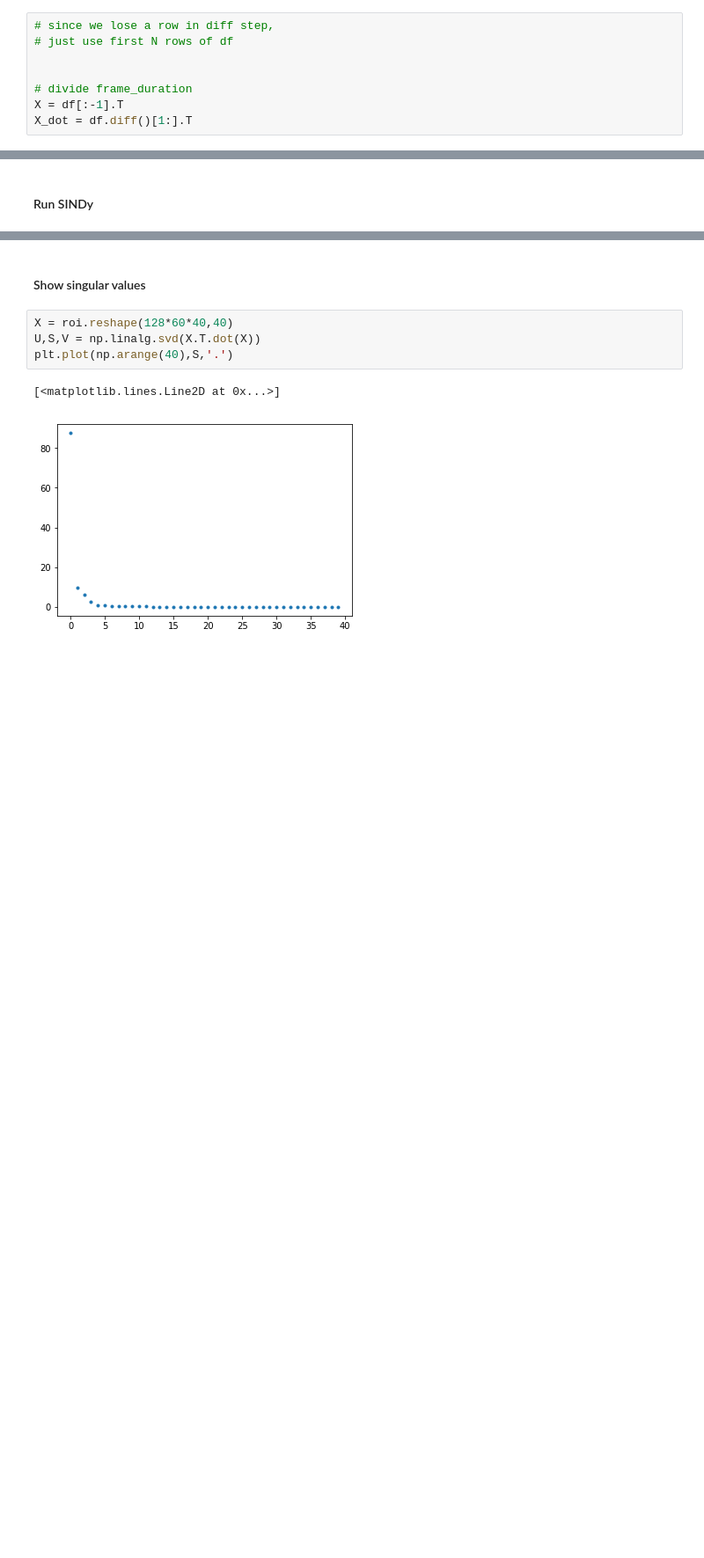
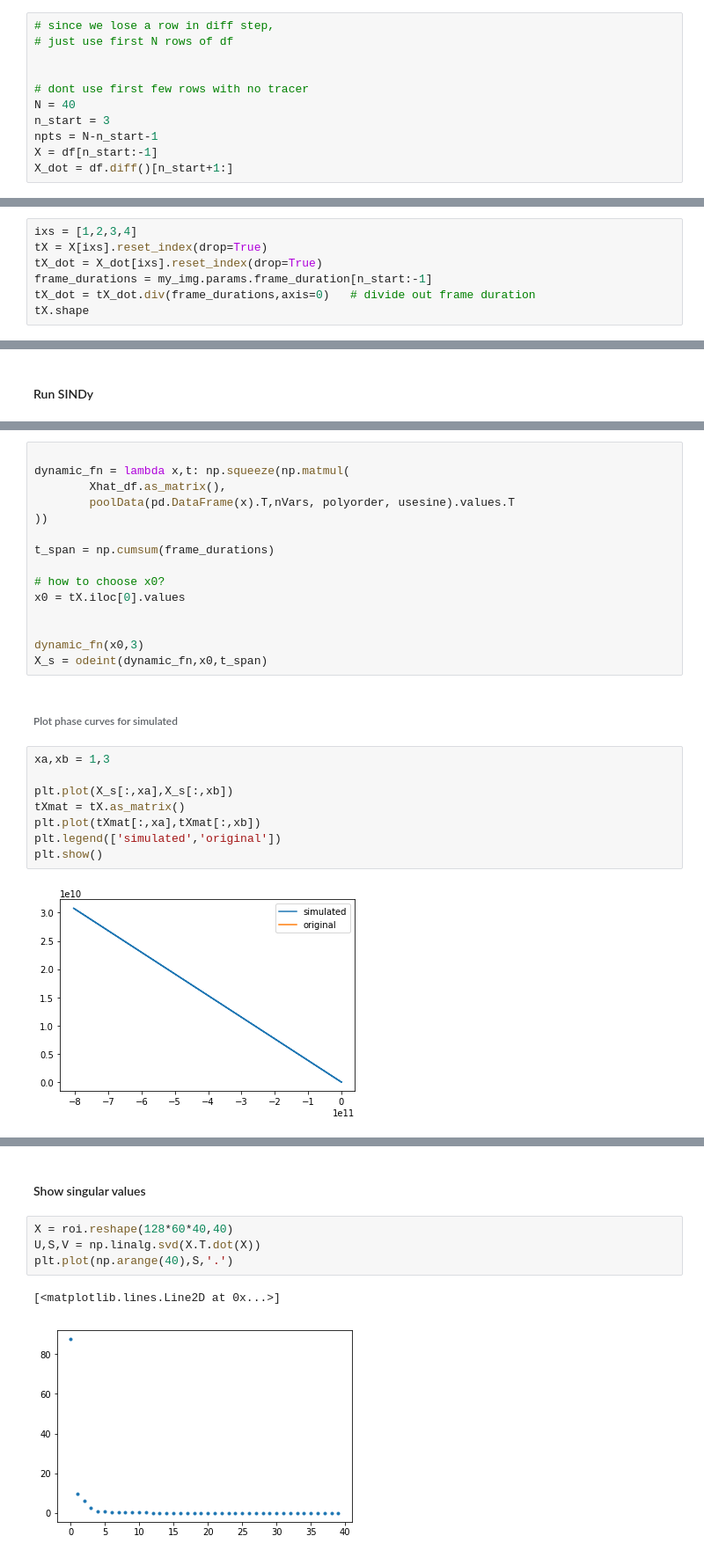
Before and after one commit to johnhainline/sparsedynamics, a Jupyter notebook: python_implementation/test_dynamics.ipynb, the cells around one changed output, grey strips where cells are left out. Shown at 88% size. Saved outputs shown, nothing was run; the diff lists cells and outputs as text; blank space fills up the shorter version.

Commit message:
more testing; correct for frame_duration

```diff
--- a/python_implementation/test_dynamics.ipynb
+++ b/python_implementation/test_dynamics.ipynb
@@ -120,6 +129,9 @@ disp_segment(new_rois[19], figsize=(14,12))
 # just use first N rows of df
 
 
-# divide frame_duration
-X = df[:-1].T
-X_dot = df.diff()[1:].T
+# dont use first few rows with no tracer
+N = 40
+n_start = 3
+npts = N-n_start-1
+X = df[n_start:-1]
+X_dot = df.diff()[n_start+1:]
@@ -131,0 +144,7 @@ tX_dot = X_dot[ixs]
+# %%
+ixs = [1,2,3,4]
+tX = X[ixs].reset_index(drop=True)
+tX_dot = X_dot[ixs].reset_index(drop=True)
+frame_durations = my_img.params.frame_duration[n_start:-1]
+tX_dot = tX_dot.div(frame_durations,axis=0)   # divide out frame duration
+tX.shape
@@ -163,0 +194,27 @@ Xhat_df
+# %%
+
+dynamic_fn = lambda x,t: np.squeeze(np.matmul(
+        Xhat_df.as_matrix(),
+        poolData(pd.DataFrame(x).T,nVars, polyorder, usesine).values.T
+))
+
+t_span = np.cumsum(frame_durations)
+
+# how to choose x0?
+x0 = tX.iloc[0].values
+
+
+dynamic_fn(x0,3)
+X_s = odeint(dynamic_fn,x0,t_span)
+# %% [markdown]
+###### Plot phase curves for simulated
+# %%
+xa,xb = 1,3
+
+plt.plot(X_s[:,xa],X_s[:,xb])
+tXmat = tX.as_matrix()
+plt.plot(tXmat[:,xa],tXmat[:,xb])
+plt.legend(['simulated','original'])
+plt.show()
+# %% [output]
+[figure, added]
```
Also changed, not shown: parts of 32 cells of this notebook.
